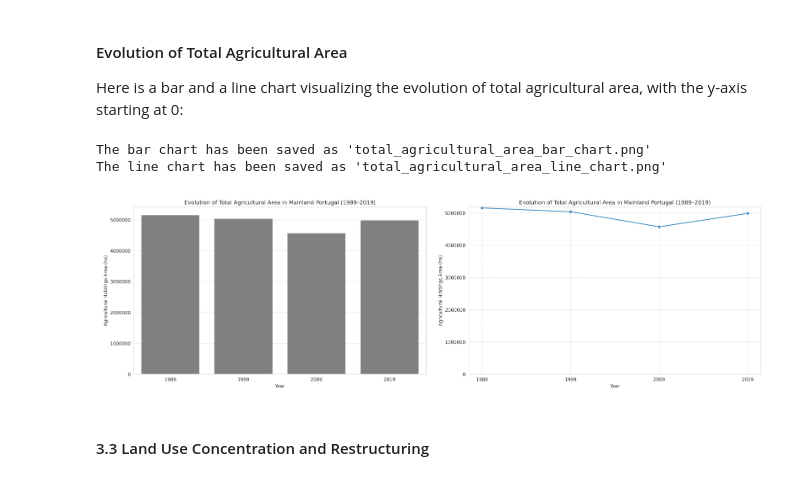
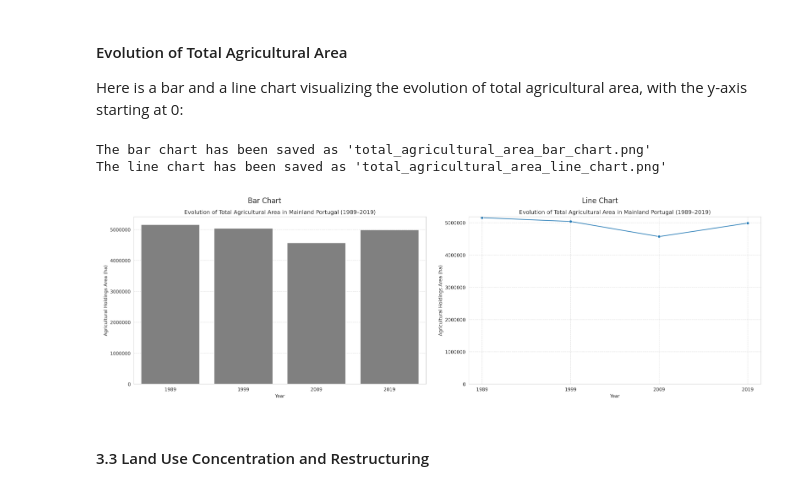
Before and after one commit to oxedanda/avcad_final_project, a Jupyter notebook: notebooks/03_labor_land_use_analysis.ipynb, the cells around one changed output. Cells and saved outputs as stored; diff of their text form; code cells hidden in the pictures.

```diff
--- a/notebooks/03_labor_land_use_analysis.ipynb
+++ b/notebooks/03_labor_land_use_analysis.ipynb
@@ -100,6 +103,7 @@ The table has been saved as 'agricultural_labour_table.png'
 Here is a line graph visualizing the evolution of agricultural labour, with the y-axis starting at 0.
 # %%
 # Set the style for the plot
+sns.set_style("whitegrid")
 
 fig, ax = plt.subplots(figsize=(10, 6))
 
@@ -123,6 +127,7 @@ plt.tight_layout()
 plt.savefig('agricultural_labour_line_chart.png', dpi=300, bbox_inches='tight')
 print("The line chart has been saved as 'agricultural_labour_line_chart.png'")
 plt.show()
+plt.close(fig)
 # %% [output]
 The line chart has been saved as 'agricultural_labour_line_chart.png'
 [figure]
@@ -187,7 +192,6 @@ Here is a bar and a line chart visualizing the evolution of total agricultural a
 import pandas as pd
 import matplotlib.pyplot as plt
 import seaborn as sns
-from IPython.display import display
 from PIL import Image
 
 sns.set_style('whitegrid')
@@ -235,34 +239,36 @@ ax_line.set_title('Evolution of Total Agricultural Area in Mainland Portugal (19
 ax_line.set_xlabel('Year')
 ax_line.set_ylabel('Agricultural Holdings Area (ha)')
 ax_line.set_xticks(df_area['year'])
 ax_line.grid(True, linestyle='--', alpha=0.7)
 ax_line.set_ylim(bottom=0)
 ax_line.ticklabel_format(style='plain', axis='y')
 
 plt.tight_layout()
 plt.savefig('total_agricultural_area_line_chart.png', dpi=300, bbox_inches='tight')
 print("The line chart has been saved as 'total_agricultural_area_line_chart.png'")
 plt.close(fig_line)
 
 # Display saved images side by side
 img_bar = Image.open('total_agricultural_area_bar_chart.png')
 img_line = Image.open('total_agricultural_area_line_chart.png')
 
 fig_display, axes = plt.subplots(1, 2, figsize=(16, 6))
 
 axes[0].imshow(img_bar)
 axes[0].axis('off')
+axes[0].set_title('Bar Chart')
 
 axes[1].imshow(img_line)
 axes[1].axis('off')
+axes[1].set_title('Line Chart')
 
 plt.tight_layout()
 plt.show()
 plt.close(fig_display)
 # %% [output]
 The bar chart has been saved as 'total_agricultural_area_bar_chart.png'
 The line chart has been saved as 'total_agricultural_area_line_chart.png'
-[figure, old version]
+[figure, new version]
 # %% [markdown]
 #### 3.3 Land Use Concentration and Restructuring
 # %%
```
Also changed, not shown: parts of 6 cells of this notebook.
